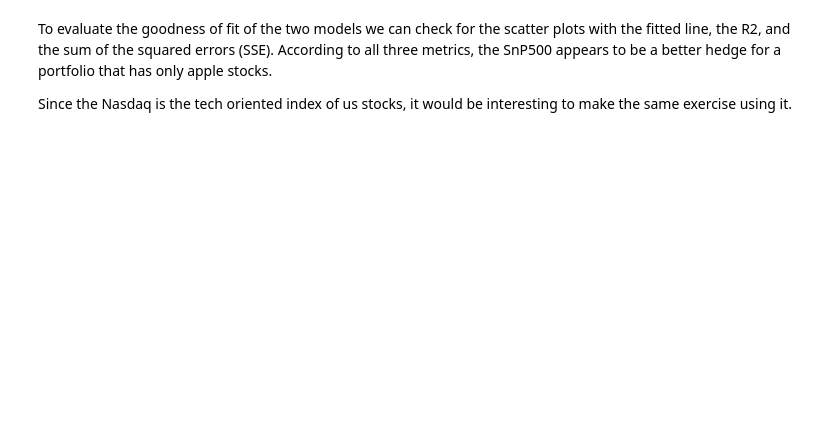
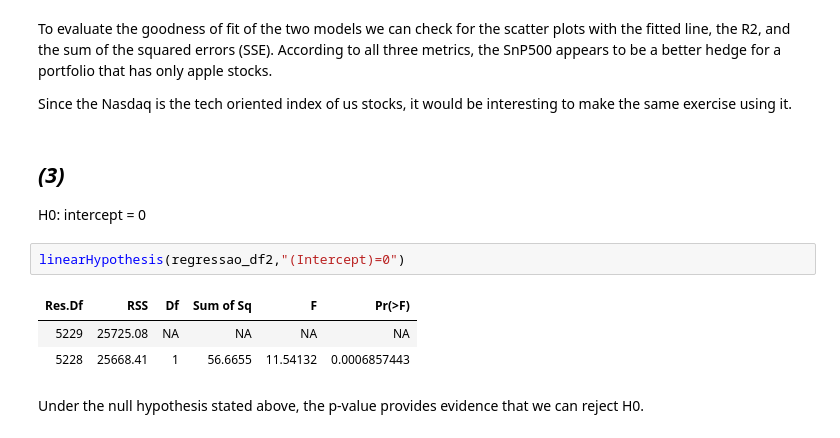
Before and after one commit to dcuoliveira/fgv-financial-econometrics, a Jupyter notebook: src/Optimal_headging_linear_model.ipynb, the cells around one changed output. Drawn from its saved outputs; the diff is of its cells as text; blank space fills up the shorter version.

```diff
--- a/src/Optimal_headging_linear_model.ipynb
+++ b/src/Optimal_headging_linear_model.ipynb
@@ -113,3 +140,15 @@ paste0('SSE apple vs dj: ', sum(regressao_df2$residuals))
 To evaluate the goodness of fit of the two models we can check for the scatter plots with the fitted line, the R2, and the sum of the squared errors (SSE). According to all three metrics, the SnP500 appears to be a better hedge for a portfolio that has only apple stocks.
 
 Since the Nasdaq is the tech oriented index of us stocks, it would be interesting to make the same exercise using it.
+# %% [markdown]
+## *(3)*
+
+H0: intercept = 0
+# %%
+linearHypothesis(regressao_df2,"(Intercept)=0")
+# %% [output]
+| Res.Df | RSS | Df | Sum of Sq | F | Pr(>F) |
+| 5229 | 25725.08 | NA | NA | NA | NA |
+| 5228 | 25668.41 | 1 | 56.6655 | 11.54132 | 0.0006857443 |
+# %% [markdown]
+Under the null hypothesis stated above, the p-value provides evidence that we can reject H0.
```
Also changed, not shown: parts of 19 cells of this notebook.
